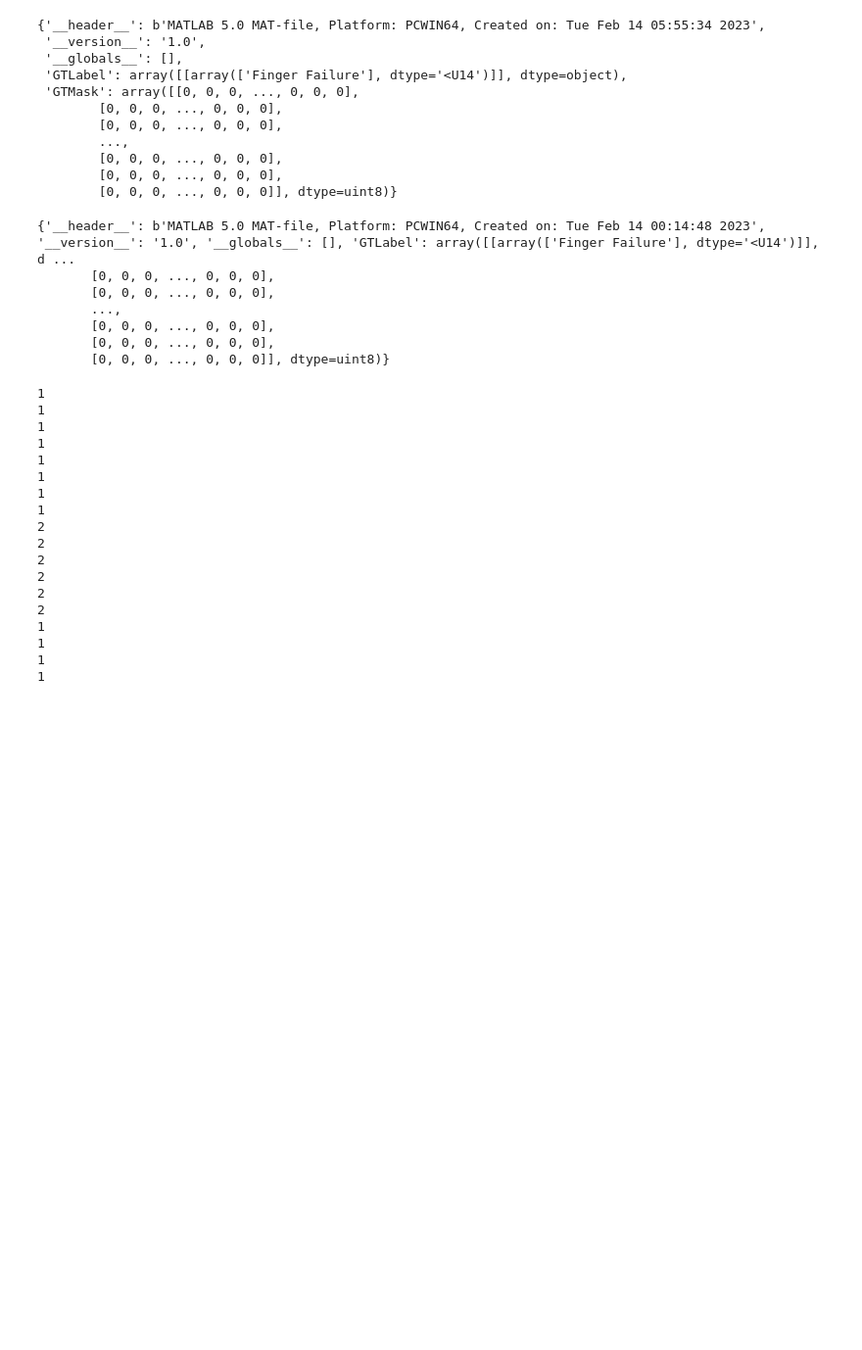
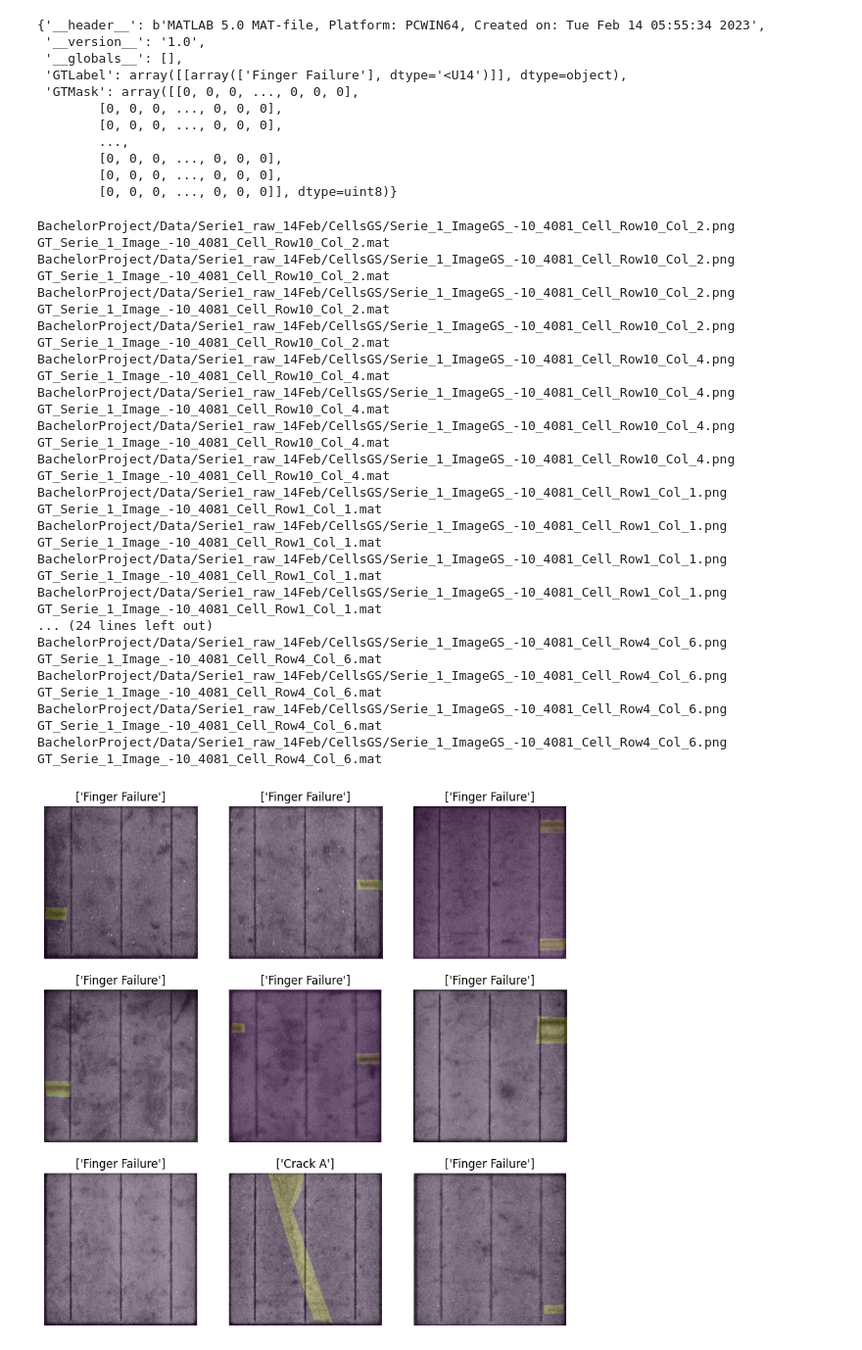
Before and after one commit to MadsAndersens/BachelorProject, a Jupyter notebook: DataExploration.ipynb, the cells around one changed output. Shown at 98% size. Cells and saved outputs as stored; diff of their text form; code cells hidden in the pictures; blank space fills up the shorter version.

Commit message:
Added: get_faulty and drawing counturs

```diff
--- a/DataExploration.ipynb
+++ b/DataExploration.ipynb
@@ -152,54 +189,44 @@ class DTU_Dataset(torch.utils.data.Dataset):
 # %%
-data = DTU_Dataset(img_root = 'Data/Serie1_raw_14Feb/CellsGS', MaskGT = 'Data/Serie1_raw_14Feb/MaskGT')
+data = DTU_Dataset(img_root = 'BachelorProject/Data/Serie1_raw_14Feb/CellsGS', MaskGT = 'BachelorProject/Data/Serie1_raw_14Feb/MaskGT')
-# %%
-img,label,mask = data[1]
-# %% [output]
-{'__header__': b'MATLAB 5.0 MAT-file, Platform: PCWIN64, Created on: Tue Feb 14 00:14:48 2023', '__version__': '1.0', '__globals__': [], 'GTLabel': array([[array(['Finger Failure'], dtype='<U14')]], d ...
-       [0, 0, 0, ..., 0, 0, 0],
-       [0, 0, 0, ..., 0, 0, 0],
-       ...,
-       [0, 0, 0, ..., 0, 0, 0],
-       [0, 0, 0, ..., 0, 0, 0],
-       [0, 0, 0, ..., 0, 0, 0]], dtype=uint8)}
 # %%
 fig,ax = plt.subplots(3,3,figsize=(10,10))
 alpha = 0.2
 # plot a 3x3 grid of images
 for i in range(3):
     for j in range(3):
         #plot the image
-        ax[i,j].imshow(data[i*3+j][0])
+        ax[i,j].imshow(data.get_faulty(i*3+j)[0])
         #print(data[i*3+j][0].shape)
 
         #overlay the mask
-        if len(data[i*3+j][2].shape) > 2:
-            for k in range(data[i*3+j][2].shape[2]):
-                ax[i,j].imshow(data[i*3+j][2][:,:,k],alpha=alpha)
+        if len(data.get_faulty(i*3+j)[2].shape) > 2:
+            for k in range(data.get_faulty(i*3+j)[2].shape[2]):
+                ax[i,j].imshow(data.get_faulty(i*3+j)[2][:,:,k],alpha=alpha)
         else:
-            ax[i,j].imshow(data[i*3+j][2],alpha=alpha)
+            ax[i,j].imshow(data.get_faulty(i*3+j)[2],alpha=alpha)
 
         #print(data[i*3+j][2].shape)
 
         #Set title and format
-        ax[i,j].set_title(data[i*3+j][1])
+        ax[i,j].set_title(data.get_faulty(i*3+j)[1])
         ax[i,j].axis('off')
 plt.show()
 # %% [output]
-1
-1
-1
-1
-1
-1
-1
-1
-2
-2
-2
-2
-2
-2
-1
-1
-1
-1
+BachelorProject/Data/Serie1_raw_14Feb/CellsGS/Serie_1_ImageGS_-10_4081_Cell_Row10_Col_2.png GT_Serie_1_Image_-10_4081_Cell_Row10_Col_2.mat
+BachelorProject/Data/Serie1_raw_14Feb/CellsGS/Serie_1_ImageGS_-10_4081_Cell_Row10_Col_2.png GT_Serie_1_Image_-10_4081_Cell_Row10_Col_2.mat
+BachelorProject/Data/Serie1_raw_14Feb/CellsGS/Serie_1_ImageGS_-10_4081_Cell_Row10_Col_2.png GT_Serie_1_Image_-10_4081_Cell_Row10_Col_2.mat
+BachelorProject/Data/Serie1_raw_14Feb/CellsGS/Serie_1_ImageGS_-10_4081_Cell_Row10_Col_2.png GT_Serie_1_Image_-10_4081_Cell_Row10_Col_2.mat
+BachelorProject/Data/Serie1_raw_14Feb/CellsGS/Serie_1_ImageGS_-10_4081_Cell_Row10_Col_4.png GT_Serie_1_Image_-10_4081_Cell_Row10_Col_4.mat
+BachelorProject/Data/Serie1_raw_14Feb/CellsGS/Serie_1_ImageGS_-10_4081_Cell_Row10_Col_4.png GT_Serie_1_Image_-10_4081_Cell_Row10_Col_4.mat
+BachelorProject/Data/Serie1_raw_14Feb/CellsGS/Serie_1_ImageGS_-10_4081_Cell_Row10_Col_4.png GT_Serie_1_Image_-10_4081_Cell_Row10_Col_4.mat
+BachelorProject/Data/Serie1_raw_14Feb/CellsGS/Serie_1_ImageGS_-10_4081_Cell_Row10_Col_4.png GT_Serie_1_Image_-10_4081_Cell_Row10_Col_4.mat
+BachelorProject/Data/Serie1_raw_14Feb/CellsGS/Serie_1_ImageGS_-10_4081_Cell_Row1_Col_1.png GT_Serie_1_Image_-10_4081_Cell_Row1_Col_1.mat
+BachelorProject/Data/Serie1_raw_14Feb/CellsGS/Serie_1_ImageGS_-10_4081_Cell_Row1_Col_1.png GT_Serie_1_Image_-10_4081_Cell_Row1_Col_1.mat
+BachelorProject/Data/Serie1_raw_14Feb/CellsGS/Serie_1_ImageGS_-10_4081_Cell_Row1_Col_1.png GT_Serie_1_Image_-10_4081_Cell_Row1_Col_1.mat
+BachelorProject/Data/Serie1_raw_14Feb/CellsGS/Serie_1_ImageGS_-10_4081_Cell_Row1_Col_1.png GT_Serie_1_Image_-10_4081_Cell_Row1_Col_1.mat
+... (24 lines left out)
+BachelorProject/Data/Serie1_raw_14Feb/CellsGS/Serie_1_ImageGS_-10_4081_Cell_Row4_Col_6.png GT_Serie_1_Image_-10_4081_Cell_Row4_Col_6.mat
+BachelorProject/Data/Serie1_raw_14Feb/CellsGS/Serie_1_ImageGS_-10_4081_Cell_Row4_Col_6.png GT_Serie_1_Image_-10_4081_Cell_Row4_Col_6.mat
+BachelorProject/Data/Serie1_raw_14Feb/CellsGS/Serie_1_ImageGS_-10_4081_Cell_Row4_Col_6.png GT_Serie_1_Image_-10_4081_Cell_Row4_Col_6.mat
+BachelorProject/Data/Serie1_raw_14Feb/CellsGS/Serie_1_ImageGS_-10_4081_Cell_Row4_Col_6.png GT_Serie_1_Image_-10_4081_Cell_Row4_Col_6.mat
+[figure, added]
```
Also changed, not shown: parts of 11 cells of this notebook.
